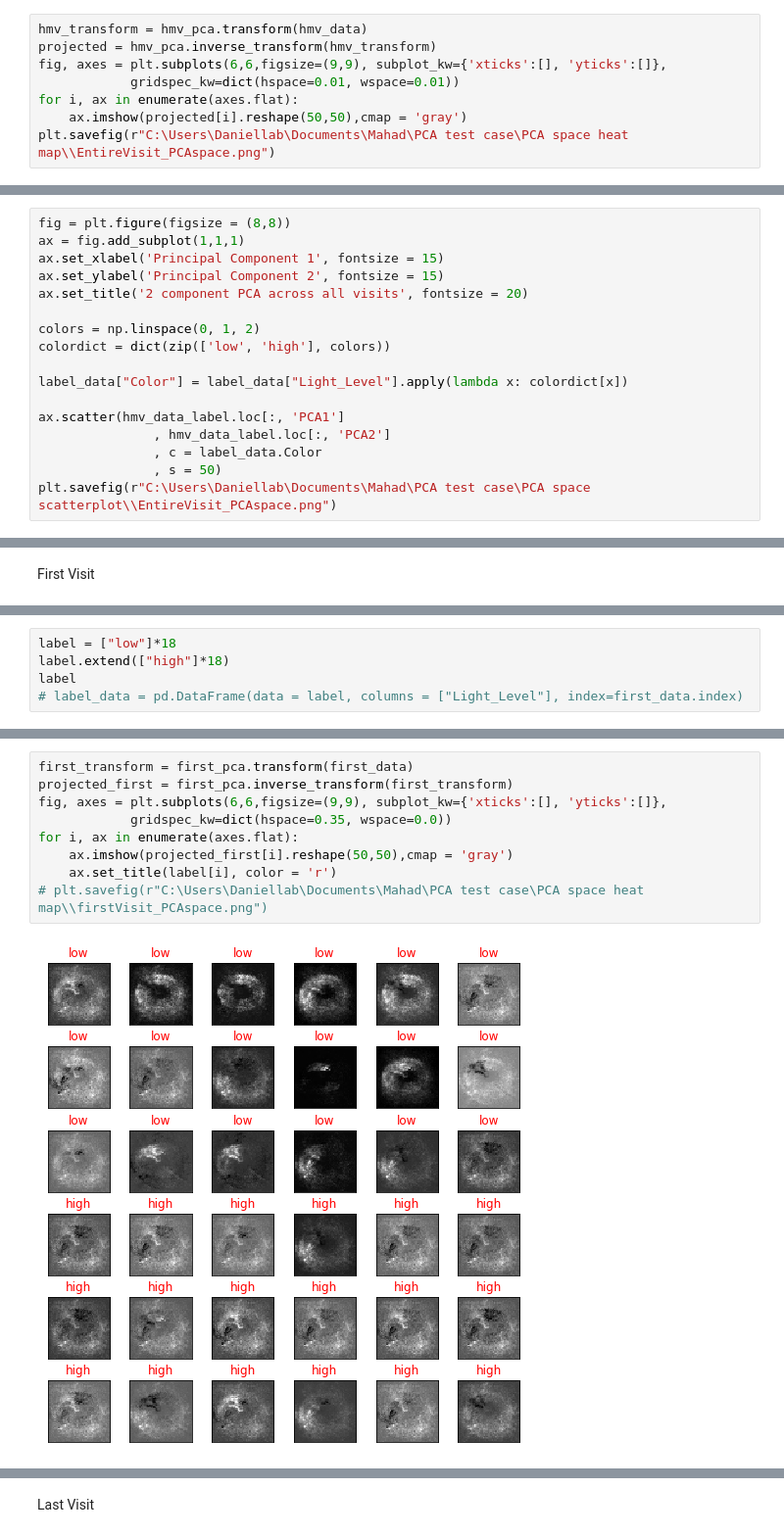
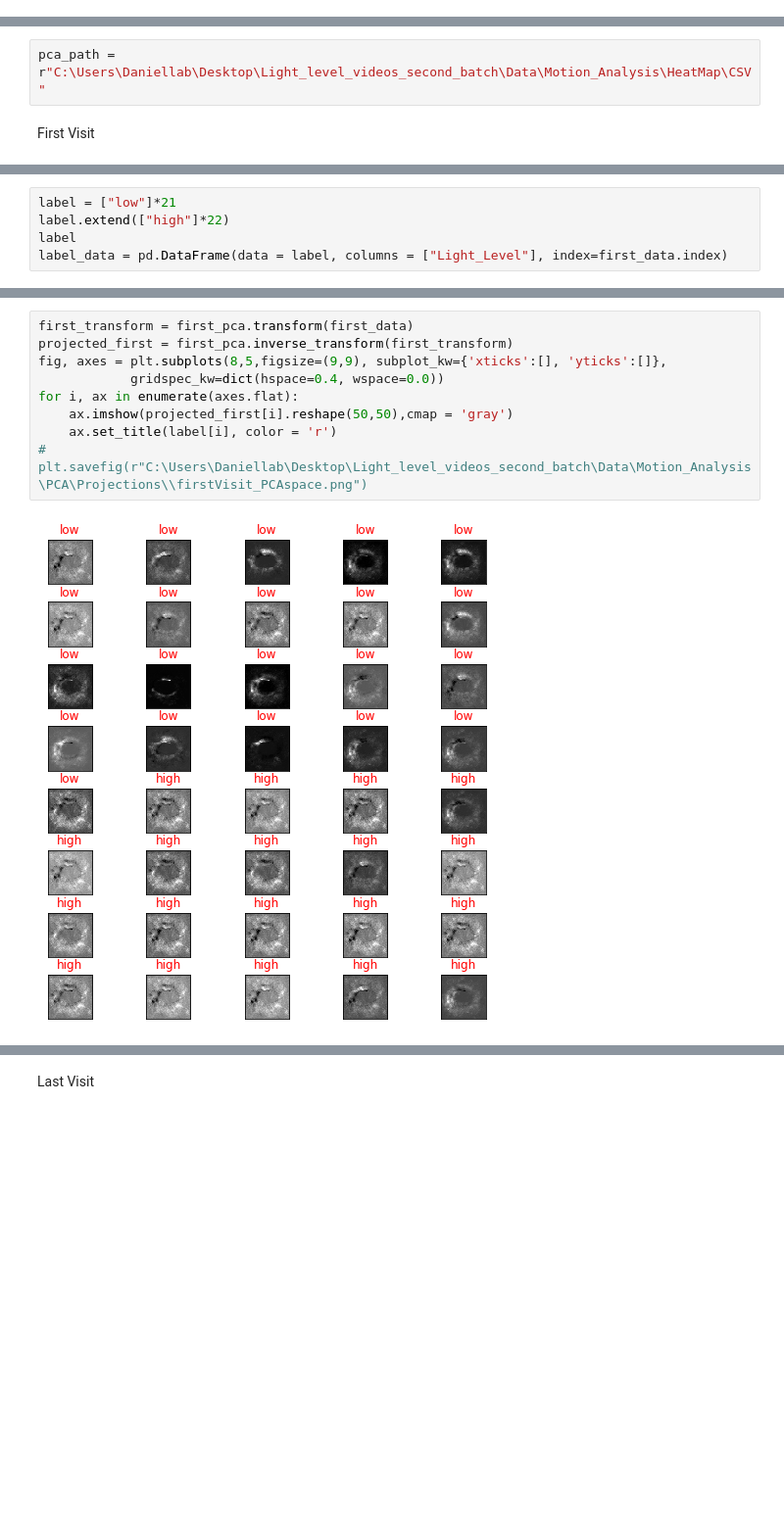
Before and after one commit to itsMahad/ManducaMultiSenseFeeding, a Jupyter notebook: PCA_for_Motion_Analysis_PCAspace_scatterplots.ipynb, the cells around one changed output, grey strips where cells are left out. Shown at 98% size. Drawn from its saved outputs; the diff is of its cells as text; blank space fills up the shorter version.

Commit message:
Push Update 10/8 1.1
Streamlined the rest of the motion analysis.

```diff
--- a/PCA_for_Motion_Analysis_PCAspace_scatterplots.ipynb
+++ b/PCA_for_Motion_Analysis_PCAspace_scatterplots.ipynb
@@ -166,8 +9,0 @@ hmv_components.shape
-# %%
-hmv_transform = hmv_pca.transform(hmv_data)
-projected = hmv_pca.inverse_transform(hmv_transform)
-fig, axes = plt.subplots(6,6,figsize=(9,9), subplot_kw={'xticks':[], 'yticks':[]},
-            gridspec_kw=dict(hspace=0.01, wspace=0.01))
-for i, ax in enumerate(axes.flat):
-    ax.imshow(projected[i].reshape(50,50),cmap = 'gray')
-plt.savefig(r"C:\Users\Daniellab\Documents\Mahad\PCA test case\PCA space heat map\\EntireVisit_PCAspace.png")
@@ -206,17 +9,0 @@ NameError: name 'hmv_data' is not defined
-# %%
-fig = plt.figure(figsize = (8,8))
-ax = fig.add_subplot(1,1,1)
-ax.set_xlabel('Principal Component 1', fontsize = 15)
-ax.set_ylabel('Principal Component 2', fontsize = 15)
-ax.set_title('2 component PCA across all visits', fontsize = 20)
-
-colors = np.linspace(0, 1, 2)
-colordict = dict(zip(['low', 'high'], colors))
-
-label_data["Color"] = label_data["Light_Level"].apply(lambda x: colordict[x])
-
-ax.scatter(hmv_data_label.loc[:, 'PCA1']
-               , hmv_data_label.loc[:, 'PCA2']
-               , c = label_data.Color
-               , s = 50)
-plt.savefig(r"C:\Users\Daniellab\Documents\Mahad\PCA test case\PCA space scatterplot\\EntireVisit_PCAspace.png")
@@ -225,3 +10,5 @@ plt.savefig(r"C:\Users\Daniellab\Documents\Mahad\PCA test case\PCA space scatter
+# %%
+pca_path = r"C:\Users\Daniellab\Desktop\Light_level_videos_second_batch\Data\Motion_Analysis\HeatMap\CSV"
 # %% [markdown]
 First Visit
 # %%
@@ -270,5 +58,5 @@ array([0.24021415, 0.16804882, 0.0998309 , 0.09212658])
 # %%
-label = ["low"]*18
-label.extend(["high"]*18)
+label = ["low"]*21
+label.extend(["high"]*22)
 label
-# label_data = pd.DataFrame(data = label, columns = ["Light_Level"], index=first_data.index)
+label_data = pd.DataFrame(data = label, columns = ["Light_Level"], index=first_data.index)
@@ -293,14 +63,14 @@ label
 # %%
 first_transform = first_pca.transform(first_data)
 projected_first = first_pca.inverse_transform(first_transform)
-fig, axes = plt.subplots(6,6,figsize=(9,9), subplot_kw={'xticks':[], 'yticks':[]},
-            gridspec_kw=dict(hspace=0.35, wspace=0.0))
+fig, axes = plt.subplots(8,5,figsize=(9,9), subplot_kw={'xticks':[], 'yticks':[]},
+            gridspec_kw=dict(hspace=0.4, wspace=0.0))
 for i, ax in enumerate(axes.flat):
     ax.imshow(projected_first[i].reshape(50,50),cmap = 'gray')
     ax.set_title(label[i], color = 'r')
-# plt.savefig(r"C:\Users\Daniellab\Documents\Mahad\PCA test case\PCA space heat map\\firstVisit_PCAspace.png")
+# plt.savefig(r"C:\Users\Daniellab\Desktop\Light_level_videos_second_batch\Data\Motion_Analysis\PCA\Projections\\firstVisit_PCAspace.png")
 # %% [output]
-[figure, old version]
+[figure, new version]
 # %%
 first_pca_data = pd.DataFrame(data = first_pca_components, columns = ["PCA1", "PCA2", "PCA3", "PCA4"], index=first_data.index)
 first_pca_data
```
Also changed, not shown: parts of 66 cells of this notebook, 2 other files.
